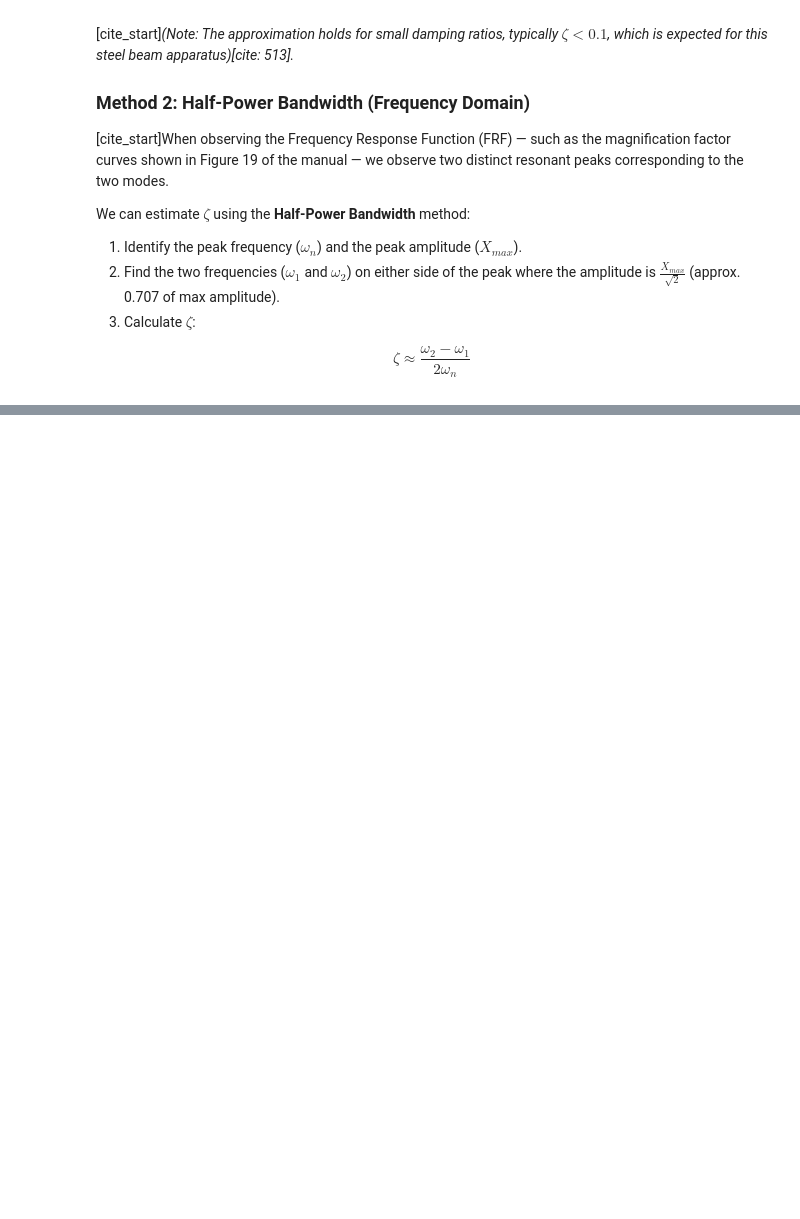
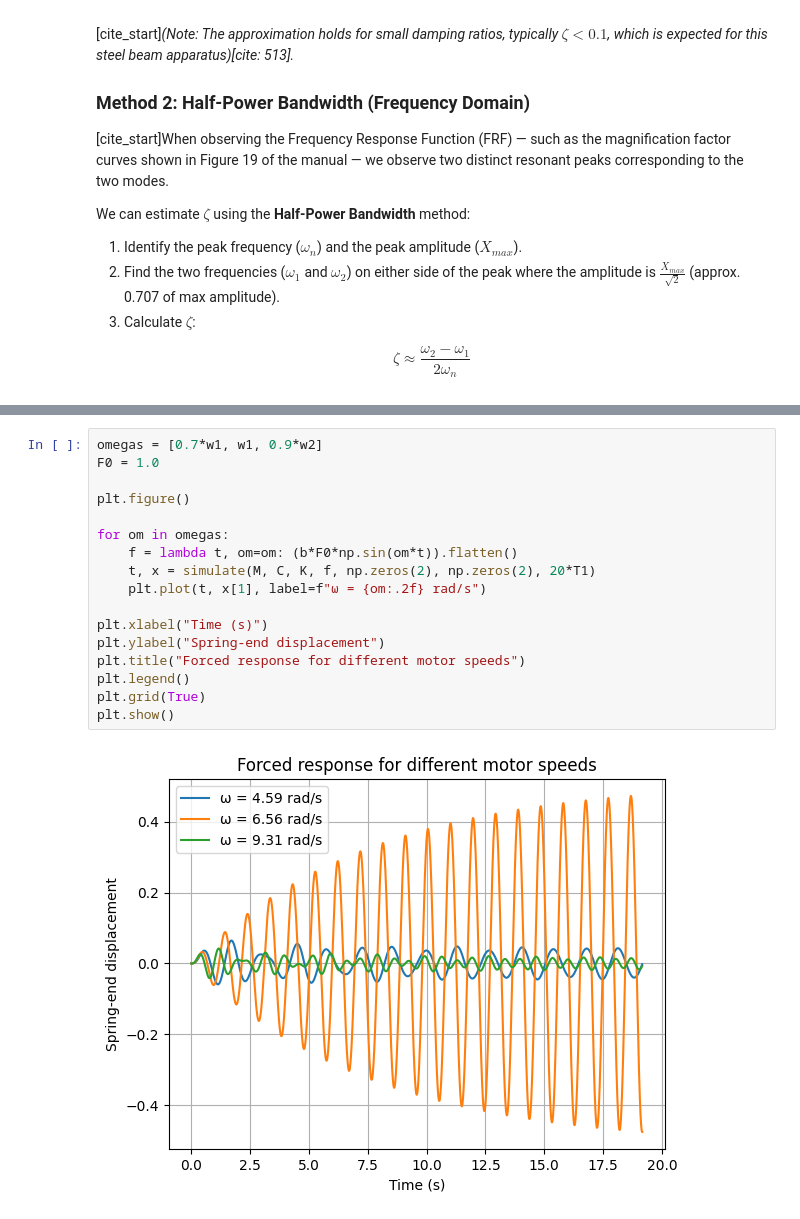
Before and after one commit to Du-nara/ME421-Mechanical-Systems-Lab-A3, a Jupyter notebook: Vibration/E_20_249_Vibration.ipynb, the cells around one changed output, grey strips where cells are left out. Drawn from its saved outputs; the diff is of its cells as text; blank space fills up the shorter version.

```diff
--- a/Vibration/E_20_249_Vibration.ipynb
+++ b/Vibration/E_20_249_Vibration.ipynb
@@ -103,0 +171,19 @@ $$\zeta \approx \frac{\omega_2 - \omega_1}{2\omega_n}$$
+# %%
+omegas = [0.7*w1, w1, 0.9*w2]
+F0 = 1.0
+
+plt.figure()
+
+for om in omegas:
+    f = lambda t, om=om: (b*F0*np.sin(om*t)).flatten()
+    t, x = simulate(M, C, K, f, np.zeros(2), np.zeros(2), 20*T1)
+    plt.plot(t, x[1], label=f"ω = {om:.2f} rad/s")
+
+plt.xlabel("Time (s)")
+plt.ylabel("Spring-end displacement")
+plt.title("Forced response for different motor speeds")
+plt.legend()
+plt.grid(True)
+plt.show()
+# %% [output]
+[figure, added]
```
Also changed, not shown: parts of 6 cells of this notebook.
